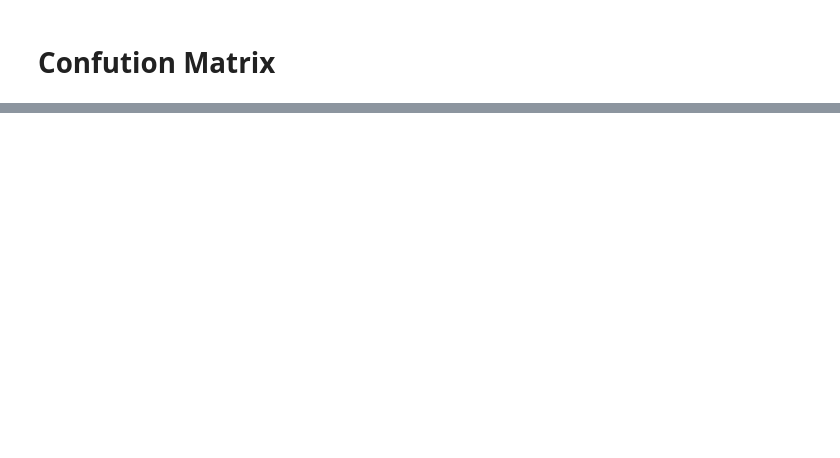
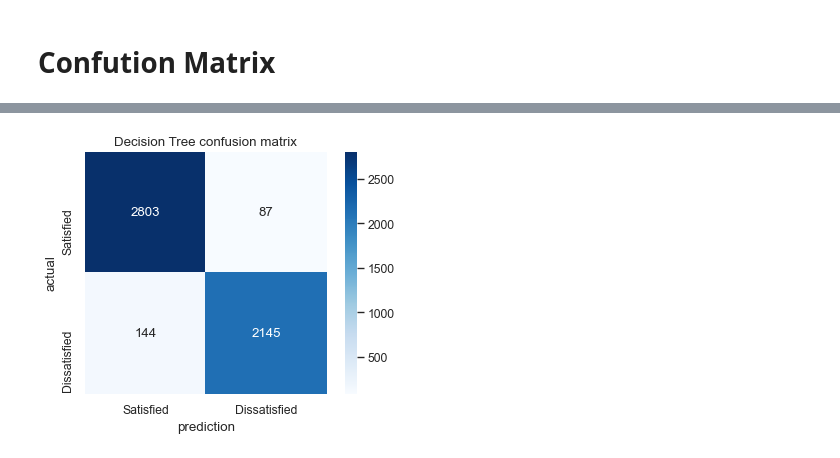
Before and after one commit to NjoodMoh/Classification-Logistic-Regression-, a Jupyter notebook: Airlines Satisfaction .ipynb, the cells around one changed output, grey strips where cells are left out. Cells and saved outputs as stored; diff of their text form; code cells hidden in the pictures; blank space fills up the shorter version.

```diff
--- a/Airlines Satisfaction .ipynb
+++ b/Airlines Satisfaction .ipynb
@@ -57,25 +57,26 @@ from mlxtend.classifier import StackingClassifier # <-- note: this is not from s
 from sklearn import linear_model, neighbors, ensemble
 import xgboost as xgb
 sns.set_style("whitegrid")
-# %%
-def model_eval(mdl_local, X_local, y_local, bta = 1):
-    y_pred = mdl_local.predict(X_local)
-    print(f"F({bta}):", fbeta_score(y_local, y_pred, beta= bta))
-    print("Precision :", precision_score(y_local, y_pred))
-    print("Recall :", recall_score(y_local, y_pred))
-
-
-def make_confusion_matrix(model, X_local, y_local, threshold=0.5):
-    # Predict class 1 if probability of being in class 1 is greater than threshold
-    # (model.predict(X_test) does this automatically with a threshold of 0.5)
-    y_predict = (model.predict_proba(X_local)[:, 1] >= threshold)
-    fraud_confusion = confusion_matrix(y_local, y_predict)
-    plt.figure(dpi=80)
-    sns.heatmap(fraud_confusion, cmap=plt.cm.Blues, annot=True, square=True, fmt='d',
-           xticklabels=['Satisfied', 'Dissatisfied'],
-           yticklabels=['Satisfied', 'Dissatisfied']);
-    plt.xlabel('prediction')
-    plt.ylabel('actual')
+# %%
+def model_eval(mdl_local, X_local, y_local, bta = 1):
+    y_pred = mdl_local.predict(X_local)
+    print(f"F({bta}):", fbeta_score(y_local, y_pred, beta= bta))
+    print("Precision :", precision_score(y_local, y_pred))
+    print("Recall :", recall_score(y_local, y_pred))
+
+
+def make_confusion_matrix(title, model, X_local, y_local, threshold=0.5):
+    # Predict class 1 if probability of being in class 1 is greater than threshold
+    # (model.predict(X_test) does this automatically with a threshold of 0.5)
+    y_predict = (model.predict_proba(X_local)[:, 1] >= threshold)
+    fraud_confusion = confusion_matrix(y_local, y_predict)
+    plt.figure(dpi=80)
+    sns.heatmap(fraud_confusion, cmap=plt.cm.Blues, annot=True, square=True, fmt='d',
+           xticklabels=['Satisfied', 'Dissatisfied'],
+           yticklabels=['Satisfied', 'Dissatisfied']);
+    plt.xlabel('prediction')
+    plt.ylabel('actual')
+    plt.title(title);
 # %% [markdown]
 # <a name='loaddata' > Load Data </a>
 # %%
@@ -726,0 +880,4 @@ make_confusion_matrix(dt_best, X_val, y_val, threshold=0.5)
+# %%
+make_confusion_matrix('Decision Tree confusion matrix',dt_best, X_val, y_val, threshold=0.5)
+# %% [output]
+[figure, added]
```
Also changed, not shown: parts of 75 cells of this notebook.
